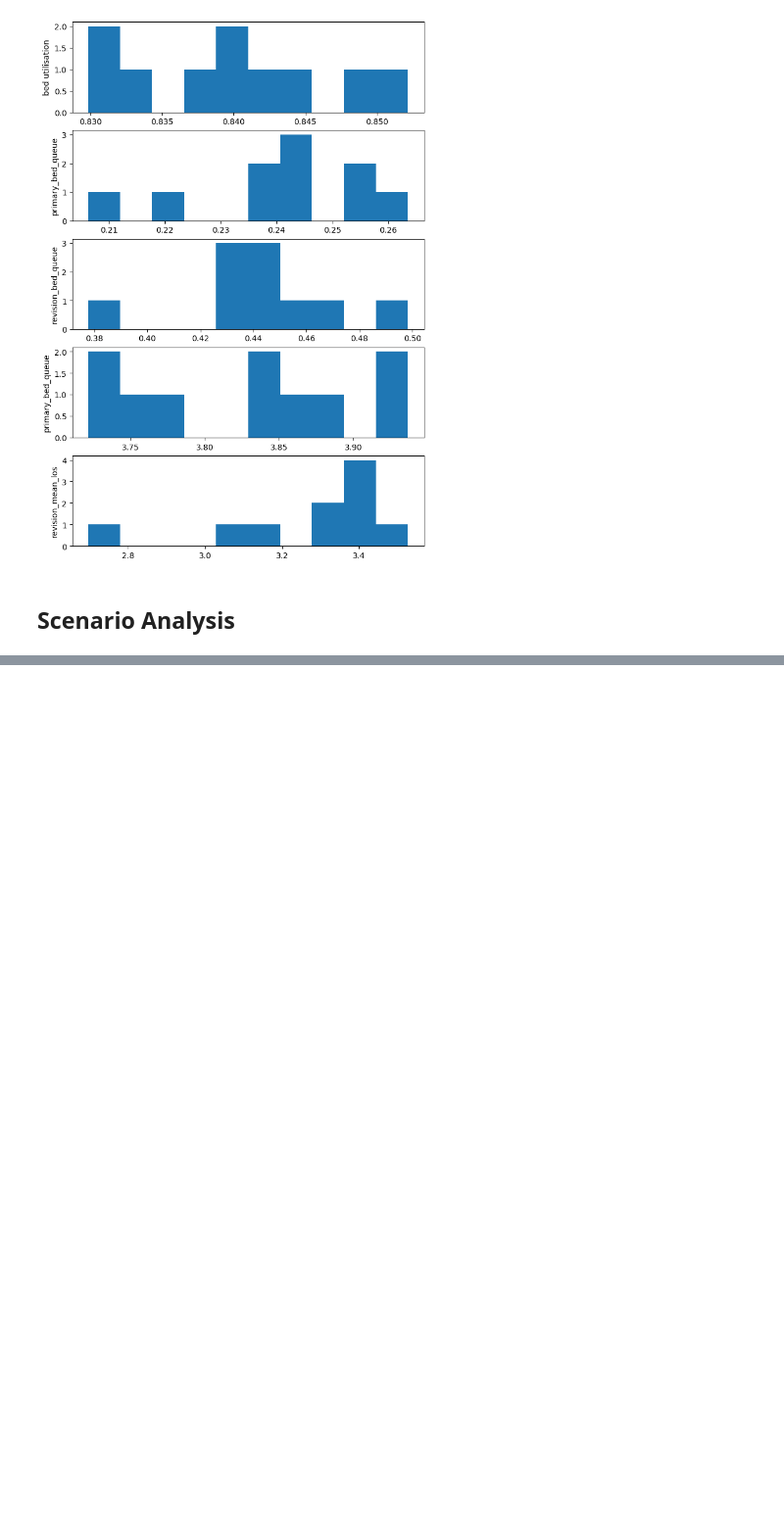
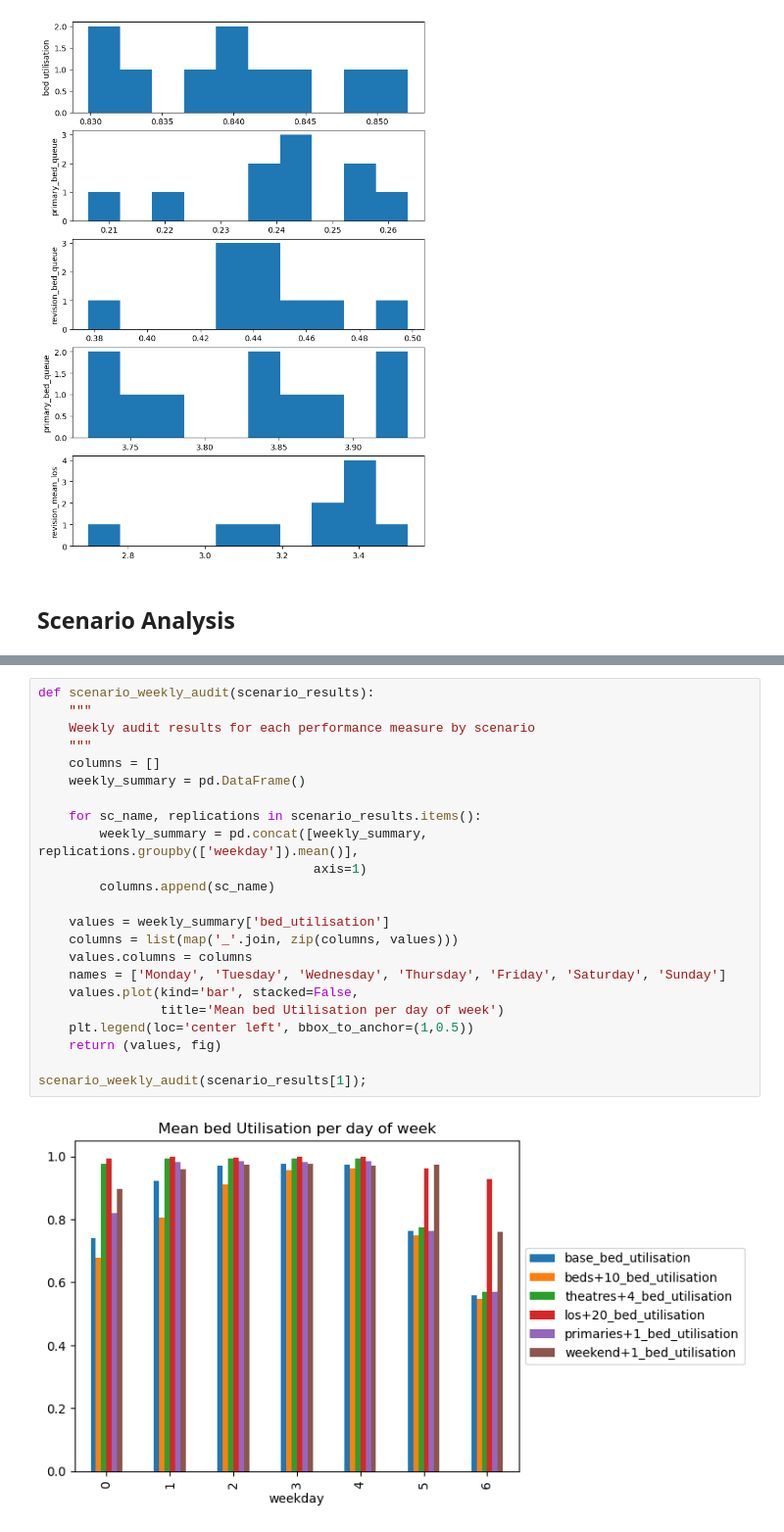
Before and after one commit to AliHarp/HEP, a Jupyter notebook: HEP_main.ipynb, the cells around one changed output, grey strips where cells are left out. Shown: that part at 98% size. Saved outputs shown, nothing was run; the diff lists cells and outputs as text; blank space fills up the shorter version.

```diff
--- a/HEP_main.ipynb
+++ b/HEP_main.ipynb
@@ -1668,0 +1716,25 @@ Scenario analysis complete.
+# %%
+def scenario_weekly_audit(scenario_results):
+    """
+    Weekly audit results for each performance measure by scenario
+    """
+    columns = []
+    weekly_summary = pd.DataFrame()
+
+    for sc_name, replications in scenario_results.items():
+        weekly_summary = pd.concat([weekly_summary, replications.groupby(['weekday']).mean()],
+                                    axis=1)
+        columns.append(sc_name)
+
+    values = weekly_summary['bed_utilisation']
+    columns = list(map('_'.join, zip(columns, values)))
+    values.columns = columns
+    names = ['Monday', 'Tuesday', 'Wednesday', 'Thursday', 'Friday', 'Saturday', 'Sunday']
+    values.plot(kind='bar', stacked=False,
+                title='Mean bed Utilisation per day of week')
+    plt.legend(loc='center left', bbox_to_anchor=(1,0.5))
+    return (values, fig)
+
+scenario_weekly_audit(scenario_results[1]);
+# %% [output]
+[figure, added]
```
Also changed, not shown: parts of 5 cells of this notebook.
